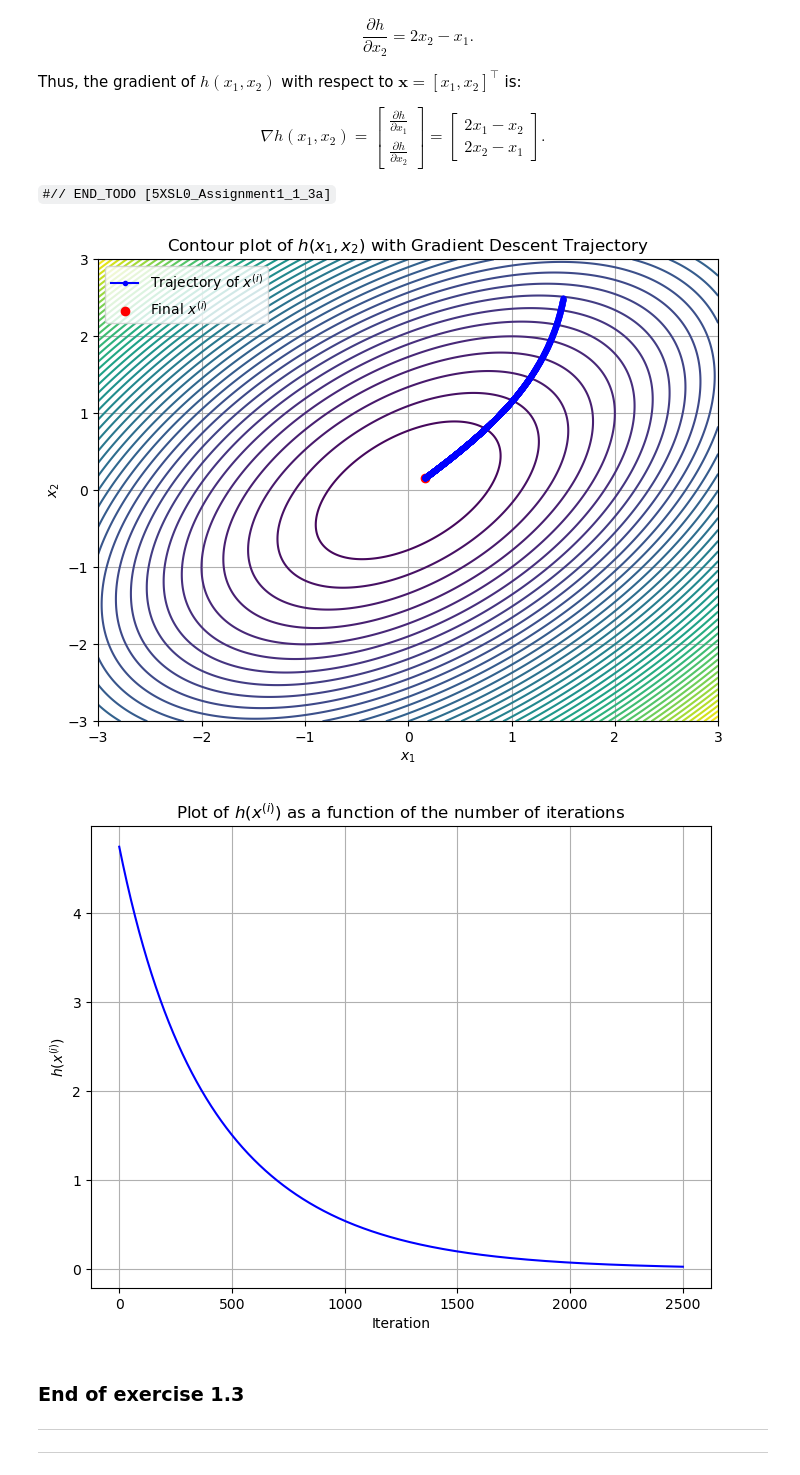
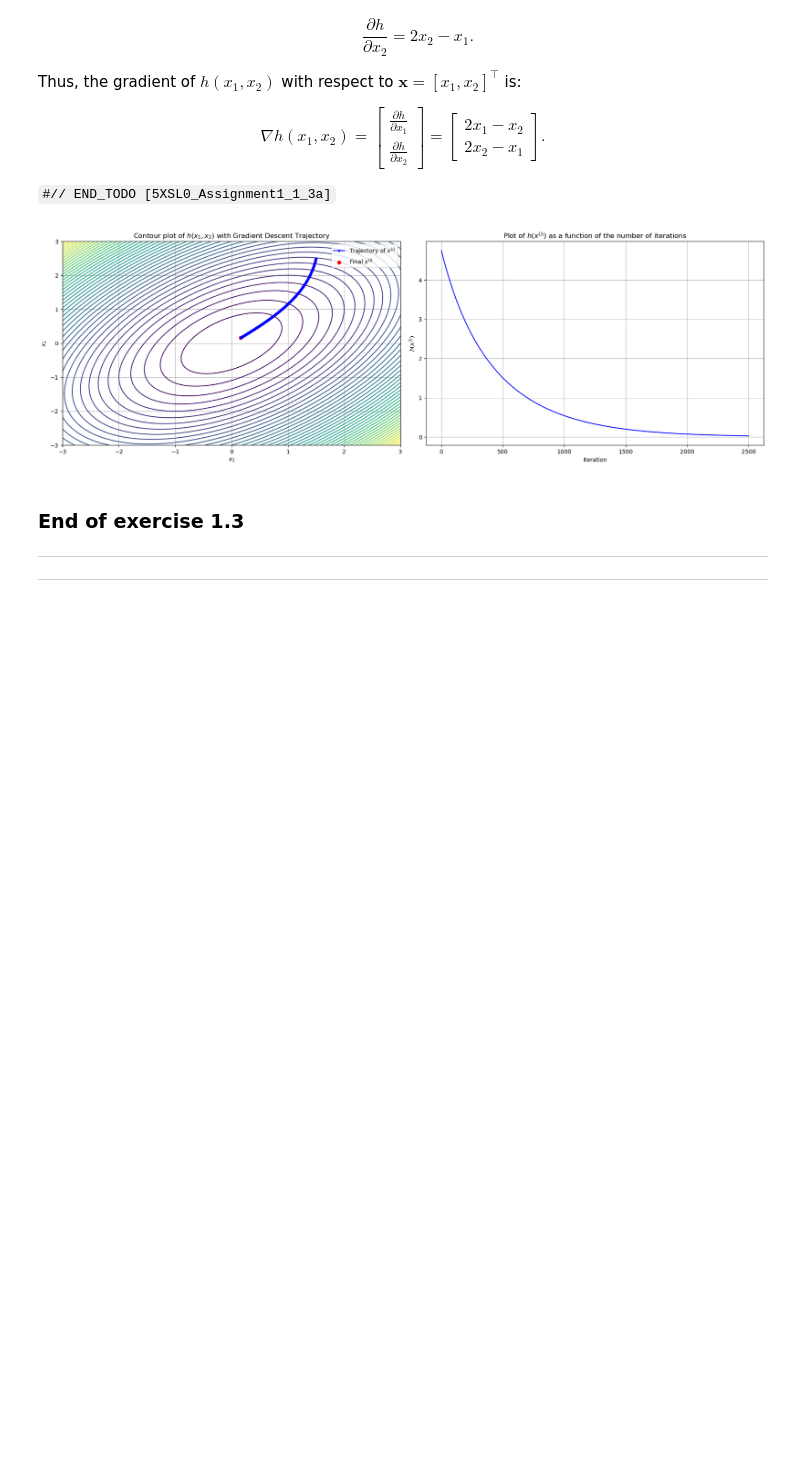
Before and after one commit to sadra-hub/5xsl0-machineLearning, a Jupyter notebook: assignment-1/assignment1-template.ipynb, the cells around one changed output. Saved outputs shown, nothing was run; the diff lists cells and outputs as text; code cells hidden in the pictures; blank space fills up the shorter version.

Commit message:
📈  perf(notebook): Exercise 1.3: Multivariate gradient descent

```diff
--- a/assignment-1/assignment1-template.ipynb
+++ b/assignment-1/assignment1-template.ipynb
@@ -381,45 +381,50 @@ x_values, y_values = optimize(x_init, learning_rate, nr_iterations)
 #// END_TODO [5XSL0_Assignment1_1_3b]
 # %%
 #// BEGIN_TODO [5XSL0_Assignment1_1_3c] Run algorithm and plot results
+
+# Parameters
+x_init = np.array([1.5, 2.5])  # Initial x value
+learning_rate = 0.001  # Learning rate (lambda)
+nr_iterations = 2500  # Number of iterations
+
+# Optimize the function
+x_values, y_values = optimize(x_init, learning_rate, nr_iterations)
 
 # Create a grid of x1, x2 values for the contour plot
 x1_range = np.linspace(-3, 3, 500)
 x2_range = np.linspace(-3, 3, 500)
 X1, X2 = np.meshgrid(x1_range, x2_range)
 Z = X1**2 + X2**2 - X1*X2  # Calculate h(x1, x2) for the grid
 
-# Plot contour plot
-plt.figure(figsize=(8, 6))
+# Create side-by-side plots
+plt.figure(figsize=(18, 6))
+
+# 1. Contour plot with gradient descent trajectory
+plt.subplot(1, 2, 1)
 plt.contour(X1, X2, Z, levels=50, cmap='viridis')
-
-# Plot the trajectory of x^(i)
 x_values_plot = np.array(x_values)
 plt.plot(x_values_plot[:, 0], x_values_plot[:, 1], color="blue", marker="o", markersize=3, label="Trajectory of $x^{(i)}$")
-
-# Plot the final value of x as a red dot
 plt.scatter(x_values_plot[-1, 0], x_values_plot[-1, 1], color="red", label="Final $x^{(i)}$")
-
-# Label the axes
 plt.title("Contour plot of $h(x_1, x_2)$ with Gradient Descent Trajectory")
 plt.xlabel("$x_1$")
 plt.ylabel("$x_2$")
 plt.legend()
 plt.grid(True)
-plt.show()
 
-# Plot h(x^(i)) as a function of the number of iterations
-plt.figure(figsize=(8, 6))
+# 2. Plot of h(x^(i)) as a function of the number of iterations
+plt.subplot(1, 2, 2)
 plt.plot(range(nr_iterations + 1), y_values, color="blue")
 plt.title(r"Plot of $h(x^{(i)})$ as a function of the number of iterations")
 plt.xlabel("Iteration")
 plt.ylabel(r"$h(x^{(i)})$")
 plt.grid(True)
+
+plt.tight_layout()
 plt.show()
 
 #// END_TODO [5XSL0_Assignment1_1_3c] Run algorithm and plot results
 # %% [output]
-[figure, old version]
+[figure, new version]
-[figure, removed]
 # %% [markdown]
 ### End of exercise 1.3
 
```
